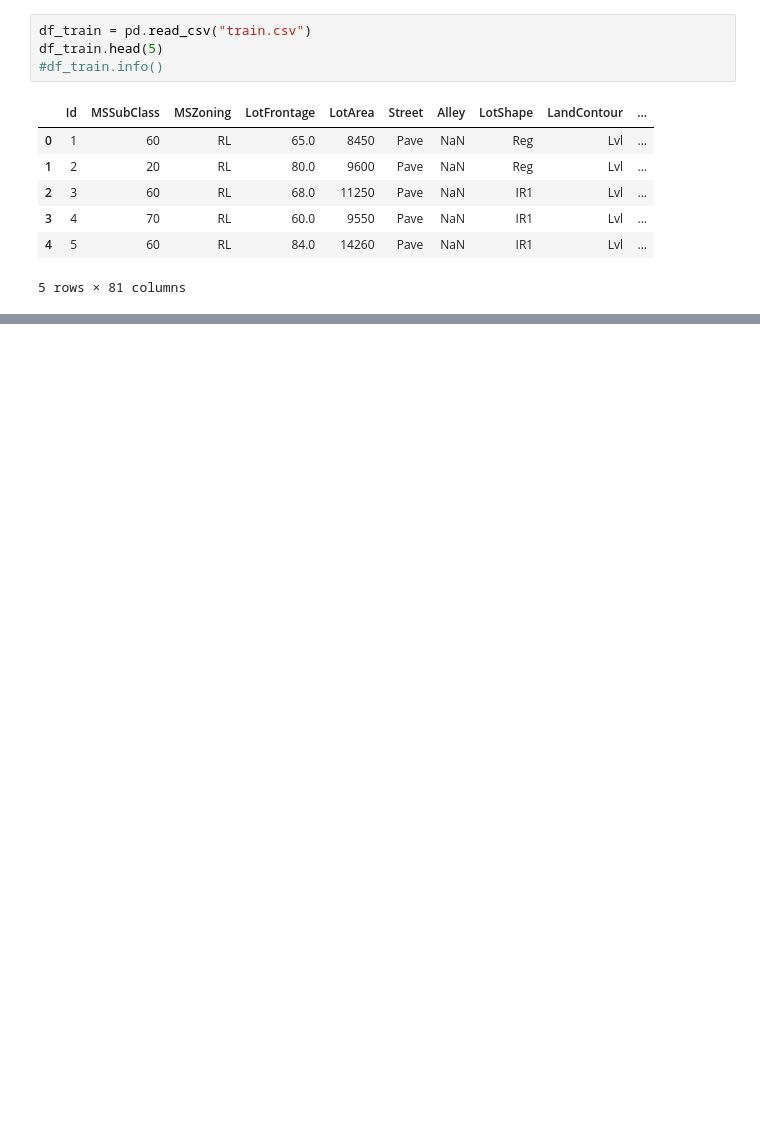
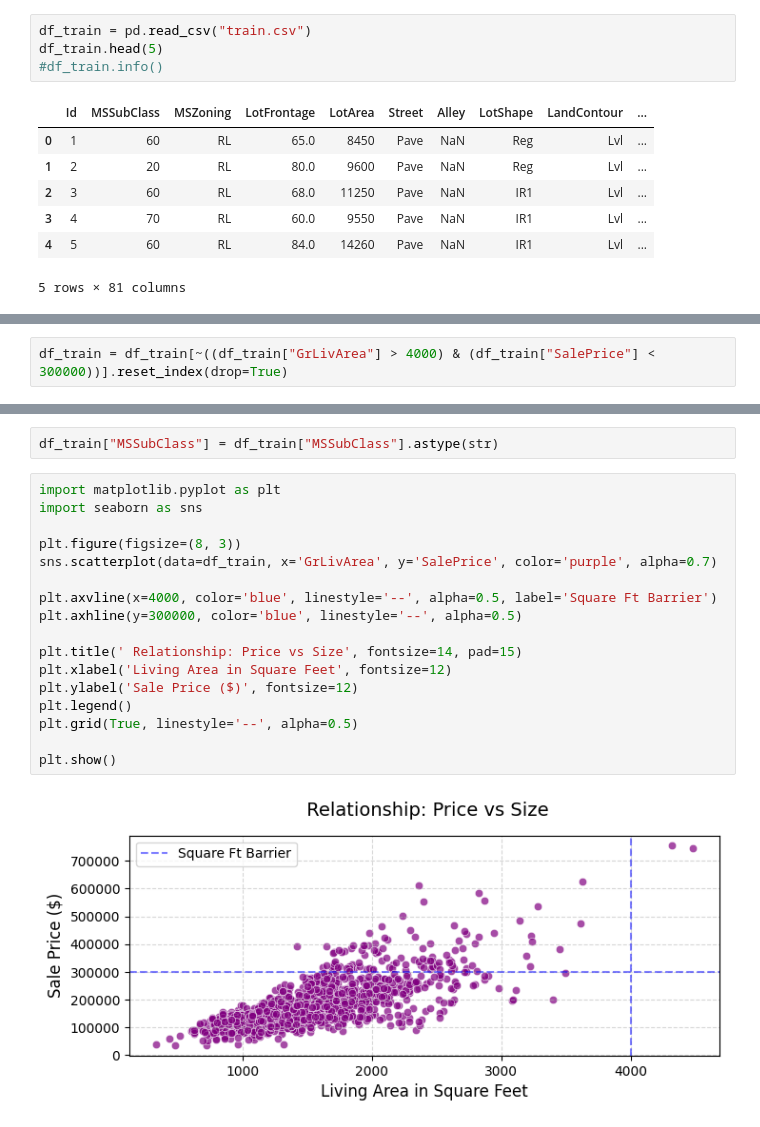
Before and after one commit to gladyssoumaa/Feature-engineering, a Jupyter notebook: features.ipynb, the cells around one changed output, grey strips where cells are left out. Drawn from its saved outputs; the diff is of its cells as text; blank space fills up the shorter version.

```diff
--- a/features.ipynb
+++ b/features.ipynb
@@ -51,0 +31,2 @@ plt.show()
+# %%
+df_train = df_train[~((df_train["GrLivArea"] > 4000) & (df_train["SalePrice"] < 300000))].reset_index(drop=True)
@@ -51,0 +44,21 @@ plt.show()
+# %%
+df_train["MSSubClass"] = df_train["MSSubClass"].astype(str)
+# %%
+import matplotlib.pyplot as plt
+import seaborn as sns
+
+plt.figure(figsize=(8, 3))
+sns.scatterplot(data=df_train, x='GrLivArea', y='SalePrice', color='purple', alpha=0.7)
+
+plt.axvline(x=4000, color='blue', linestyle='--', alpha=0.5, label='Square Ft Barrier')
+plt.axhline(y=300000, color='blue', linestyle='--', alpha=0.5)
+
+plt.title(' Relationship: Price vs Size', fontsize=14, pad=15)
+plt.xlabel('Living Area in Square Feet', fontsize=12)
+plt.ylabel('Sale Price ($)', fontsize=12)
+plt.legend()
+plt.grid(True, linestyle='--', alpha=0.5)
+
+plt.show()
+# %% [output]
+[figure, added]
```
Also changed, not shown: parts of 24 cells of this notebook.
